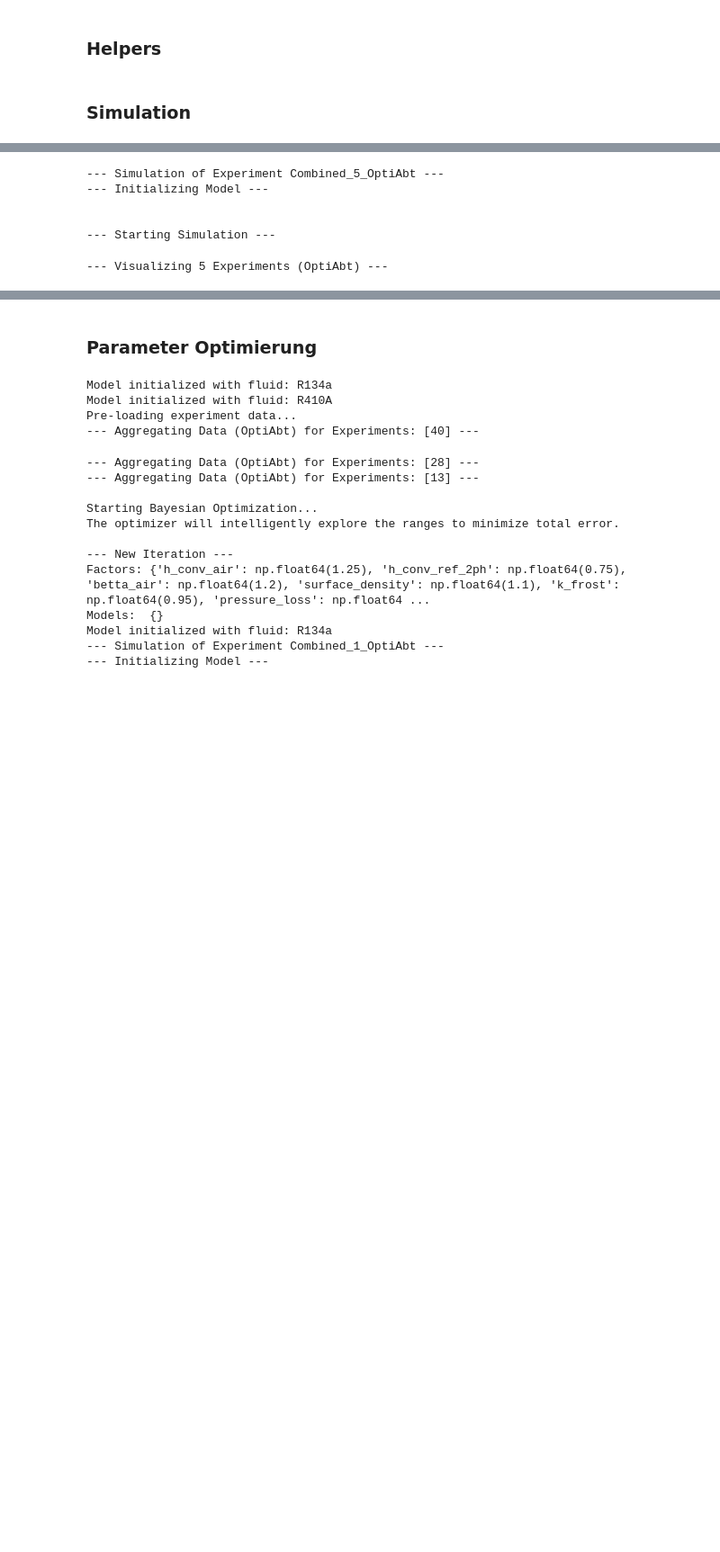
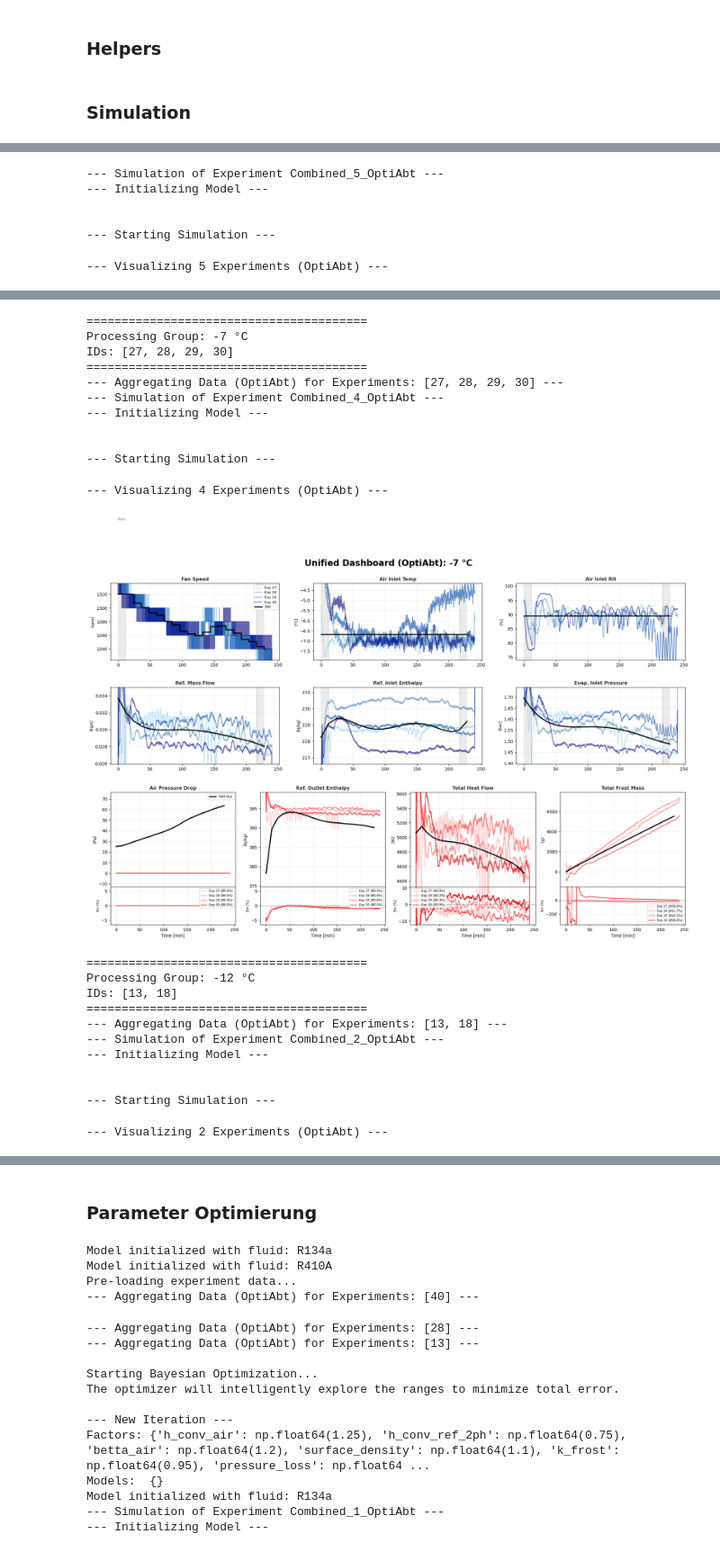
Before and after one commit to RWTH-EBC/vclibpy, a Jupyter notebook: frost_evaporator_nba/notebooks/Fully_Functional_Evaporator_1D_1D_V06.ipynb, the cells around one changed output, grey strips where cells are left out. Shown at 90% size. Drawn from its saved outputs; the diff is of its cells as text; code cells hidden in the pictures; blank space fills up the shorter version.

```diff
--- a/frost_evaporator_nba/notebooks/Fully_Functional_Evaporator_1D_1D_V05_OptiAbt.ipynb
+++ b/frost_evaporator_nba/notebooks/Fully_Functional_Evaporator_1D_1D_V06.ipynb
@@ -365,8 +365,8 @@ from frost_evaporator import MultiExperimentAnalyzer, FrostEvaporatorSimulation,
 path_exp_abt = Path(r"D:\mbc_nba\OptiAbt_Daten\Versuche\CSV_Export")
 experiment_groups_abt = {
     "+0 °C":  [40, 41, 42, 43, 44],
-    # "-7 °C":  [27, 28, 29, 30],
-    # "-12 °C": [13, 18],
+    "-7 °C":  [27, 28, 29, 30],
+    "-12 °C": [13, 18],
 
 
     # ALTERNATIVES
@@ -494,30 +494,53 @@ for group_name, experiment_ids in experiment_groups_abt.items():
 #         viz_horst.plot_comparison(states_history, inputs_history, experiment_ids, path_exp_horst, cutoff_pct, save_fig=True, group_name=group_name, experiment_name="OptiHorst")
 #         # print(viz_horst.get_relative_error_table(states_history, inputs_history, experiment_ids, path_exp_horst, cutoff_pct, experiment_name="OptiHorst"))
 #         viz_horst.plot_layer_temperatures(states_history)
 #         # viz_horst.plot_heat_transfer_coefficients(states_history)
 #         # viz_horst.plot_detailed(states_history, inputs_history, experiment_ids)
 #         viz_horst.plot_roughness(states_history, experiment_ids[0])
 #         # viz_horst.plot_frost_distribution(states_history)
 #         viz_horst.plot_debug(states_history, inputs_history, experiment_ids[0])
 
 
 #     except Exception as e:
 #         import traceback
 #         print(f"!!! CRITICAL FAILURE in Group {group_name} !!!")
 #         print(f"Error Message: {e}")
 #         traceback.print_exc()
 # %% [output]
 Model initialized with fluid: R134a
 
 ========================================
 Processing Group: +0 °C
 IDs: [40, 41, 42, 43, 44]
 ========================================
 --- Aggregating Data (OptiAbt) for Experiments: [40, 41, 42, 43, 44] ---
 --- Simulation of Experiment Combined_5_OptiAbt ---
 --- Initializing Model ---
 
 
 --- Starting Simulation ---
 --- Visualizing 5 Experiments (OptiAbt) ---
 [figure]
+========================================
+Processing Group: -7 °C
+IDs: [27, 28, 29, 30]
+========================================
+--- Aggregating Data (OptiAbt) for Experiments: [27, 28, 29, 30] ---
+--- Simulation of Experiment Combined_4_OptiAbt ---
+--- Initializing Model ---
+
+
+--- Starting Simulation ---
+--- Visualizing 4 Experiments (OptiAbt) ---
+[figure, added]
+========================================
+Processing Group: -12 °C
+IDs: [13, 18]
+========================================
+--- Aggregating Data (OptiAbt) for Experiments: [13, 18] ---
+--- Simulation of Experiment Combined_2_OptiAbt ---
+--- Initializing Model ---
+
+
+--- Starting Simulation ---
+--- Visualizing 2 Experiments (OptiAbt) ---
```
Also changed, not shown: parts of 1 cell of this notebook, 5 other files.
